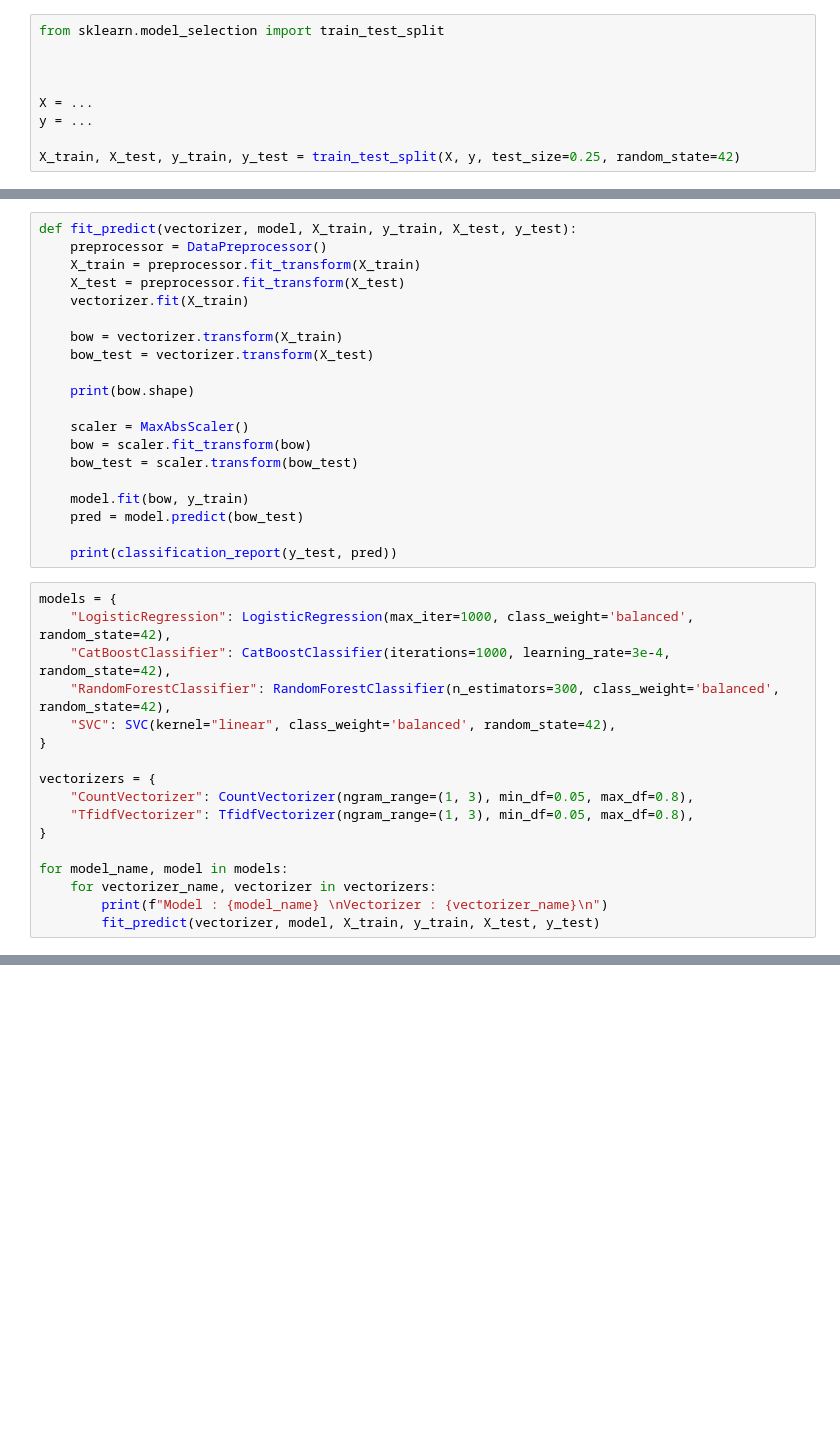
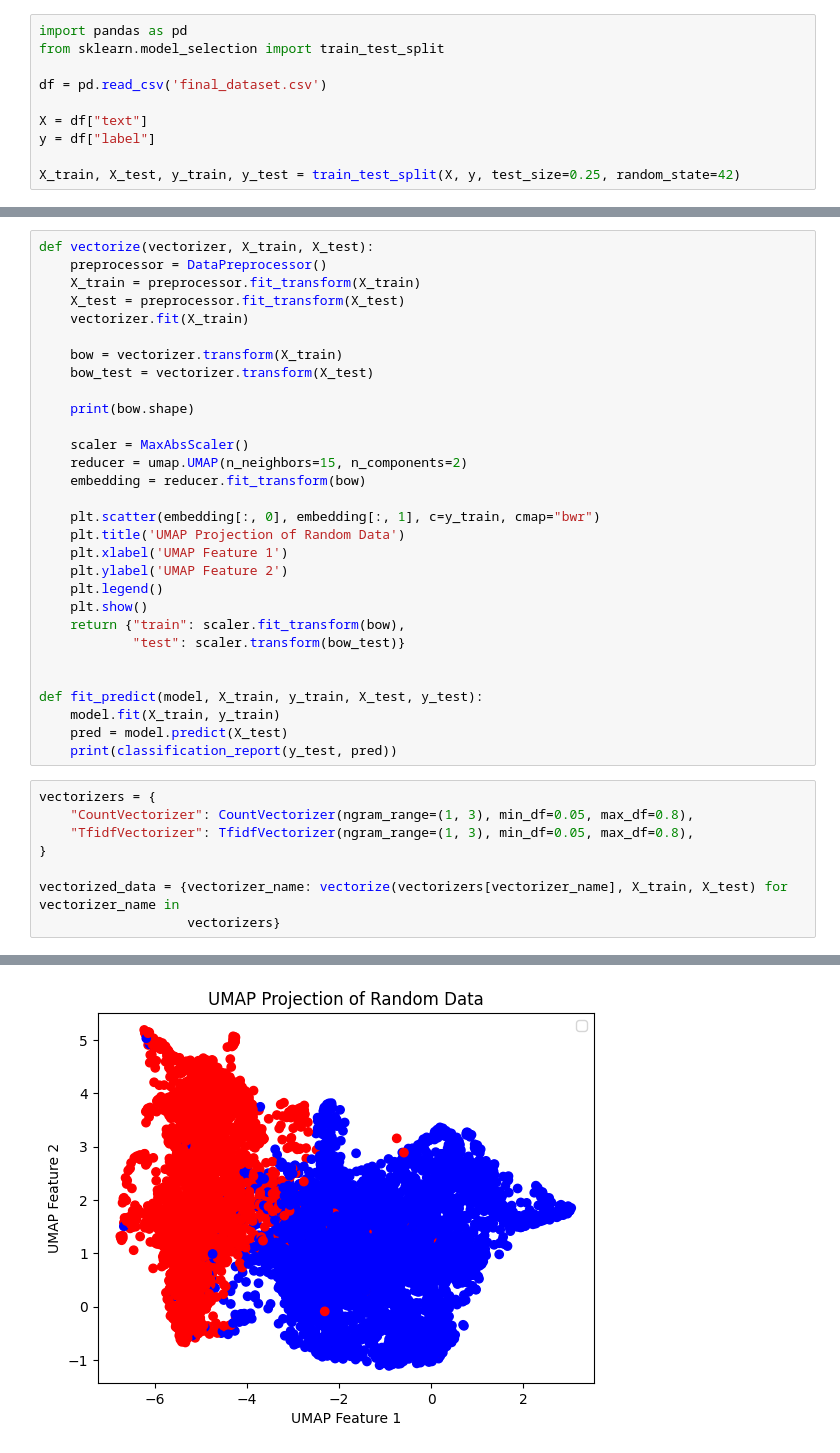
Before and after one commit to nadiaroschina/native-advertising-detection, a Jupyter notebook: base_models.ipynb, the cells around one changed output, grey strips where cells are left out. Drawn from its saved outputs; the diff is of its cells as text; blank space fills up the shorter version.

Commit message:
Допилил base_models.ipynb

```diff
--- a/base_models.ipynb
+++ b/base_models.ipynb
@@ -1,9 +1,10 @@
 # %%
+import pandas as pd
 from sklearn.model_selection import train_test_split
 
+df = pd.read_csv('final_dataset.csv')
 
-
-X = ...
-y = ...
+X = df["text"]
+y = df["label"]
 
 X_train, X_test, y_train, y_test = train_test_split(X, y, test_size=0.25, random_state=42)
@@ -21,5 +22,5 @@ from data.data_preprocessor import DataPreprocessor
 # %%
-def fit_predict(vectorizer, model, X_train, y_train, X_test, y_test):
+def vectorize(vectorizer, X_train, X_test):
     preprocessor = DataPreprocessor()
     X_train = preprocessor.fit_transform(X_train)
     X_test = preprocessor.fit_transform(X_test)
@@ -31,27 +32,29 @@ def fit_predict(vectorizer, model, X_train, y_train, X_test, y_test):
     print(bow.shape)
 
     scaler = MaxAbsScaler()
-    bow = scaler.fit_transform(bow)
-    bow_test = scaler.transform(bow_test)
+    reducer = umap.UMAP(n_neighbors=15, n_components=2)
+    embedding = reducer.fit_transform(bow)
 
-    model.fit(bow, y_train)
-    pred = model.predict(bow_test)
+    plt.scatter(embedding[:, 0], embedding[:, 1], c=y_train, cmap="bwr")
+    plt.title('UMAP Projection of Random Data')
+    plt.xlabel('UMAP Feature 1')
+    plt.ylabel('UMAP Feature 2')
+    plt.legend()
+    plt.show()
+    return {"train": scaler.fit_transform(bow),
+            "test": scaler.transform(bow_test)}
 
+
+def fit_predict(model, X_train, y_train, X_test, y_test):
+    model.fit(X_train, y_train)
+    pred = model.predict(X_test)
     print(classification_report(y_test, pred))
 # %%
-models = {
-    "LogisticRegression": LogisticRegression(max_iter=1000, class_weight='balanced', random_state=42),
-    "CatBoostClassifier": CatBoostClassifier(iterations=1000, learning_rate=3e-4, random_state=42),
-    "RandomForestClassifier": RandomForestClassifier(n_estimators=300, class_weight='balanced', random_state=42),
-    "SVC": SVC(kernel="linear", class_weight='balanced', random_state=42),
-}
-
 vectorizers = {
     "CountVectorizer": CountVectorizer(ngram_range=(1, 3), min_df=0.05, max_df=0.8),
     "TfidfVectorizer": TfidfVectorizer(ngram_range=(1, 3), min_df=0.05, max_df=0.8),
 }
 
-for model_name, model in models:
-    for vectorizer_name, vectorizer in vectorizers:
-        print(f"Model : {model_name} \nVectorizer : {vectorizer_name}\n")
-        fit_predict(vectorizer, model, X_train, y_train, X_test, y_test)
+vectorized_data = {vectorizer_name: vectorize(vectorizers[vectorizer_name], X_train, X_test) for vectorizer_name in
+                   vectorizers}
+# %% [output]
@@ -57,0 +66 @@ for model_name, model in models:
+[figure, added]
```
Also changed, not shown: parts of 4 cells of this notebook.
